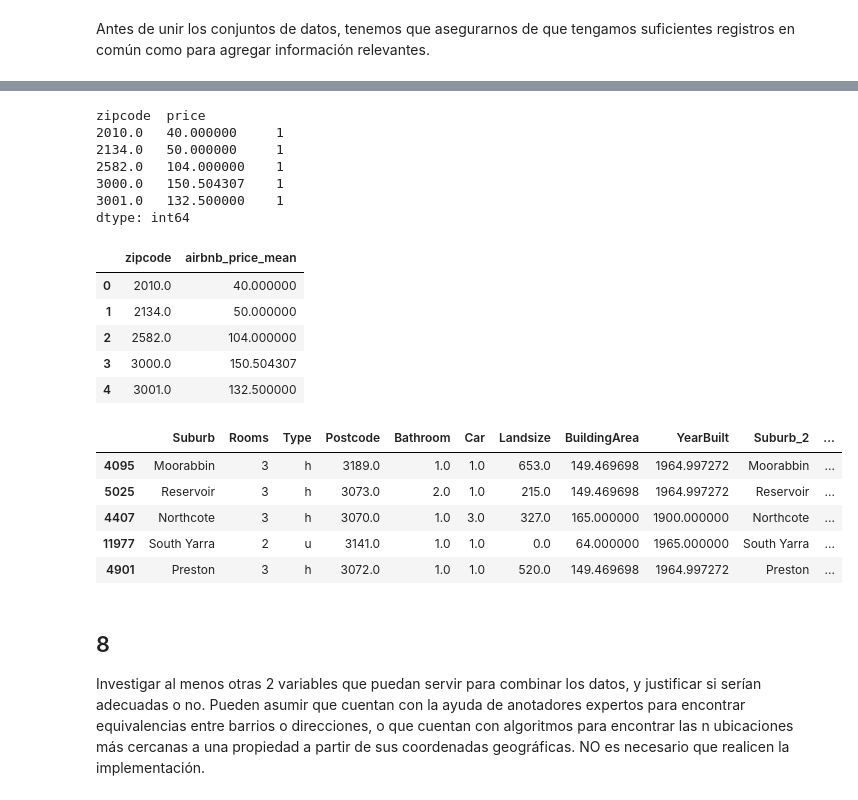
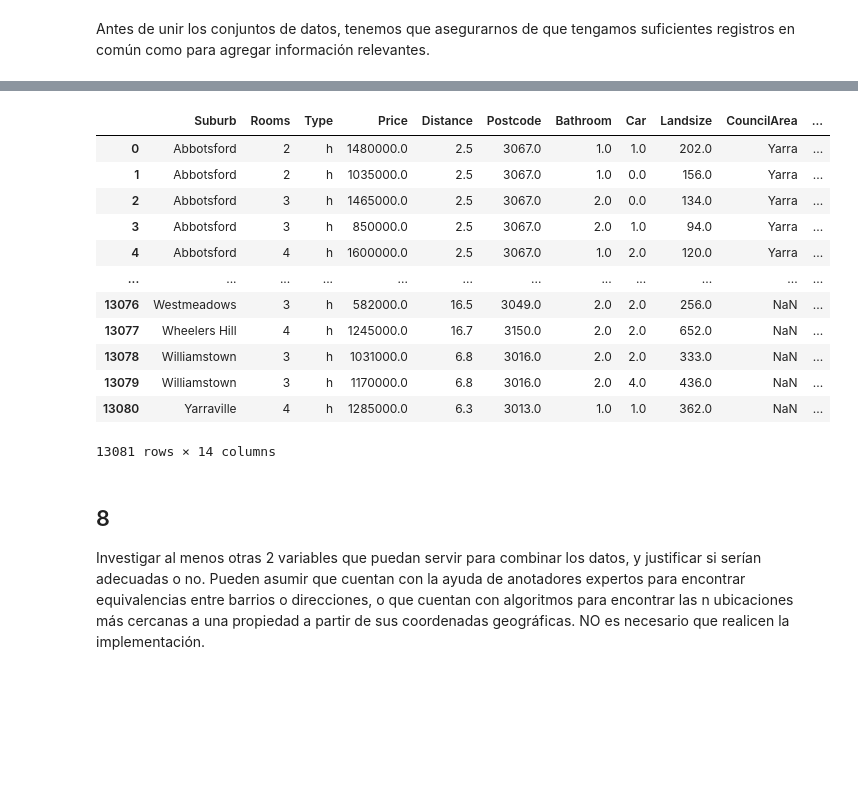
Before and after one commit to eliasexequiel/diplodatos, a Jupyter notebook: 02_analisis_y_curacion/Entreg_Parte_1_AMB.ipynb, the cells around one changed output, grey strips where cells are left out. Saved outputs shown, nothing was run; the diff lists cells and outputs as text; code cells hidden in the pictures; blank space fills up the shorter version.

```diff
--- a/02_analisis_y_curacion/Entreg_Parte_1_AMB.ipynb
+++ b/02_analisis_y_curacion/Entreg_Parte_1_AMB.ipynb
@@ -399,0 +445,4 @@ Para las variables categóricas seleccionadas, agrupe o combine las categorías
+# %%
+#agrupo todos las categorias que tengan una frecuencia menor a 5
+suburb_replace=df_filtered.Suburb.value_counts().tail(61).index.tolist()
+df_filtered.replace(to_replace=suburb_replace, value='others', inplace=True)
@@ -421,5 +468,0 @@ suburb_replace = df_filtered['Suburb'].value_counts()[100:].index.tolist()
-# %%
-df_filtered['Suburb_2'] = df_filtered['Suburb'].replace(to_replace =suburb_replace,
-                            value ="Others")
-
-df_filtered['Suburb_2'].value_counts()
@@ -450,0 +512,6 @@ Name: Type, dtype: int64
+# %%
+#agrupo todos las categorias que tengan una frecuencia menor a 20
+councilarea_replace=df_filtered.CouncilArea.value_counts().tail(5).index.tolist()
+df_filtered.replace(to_replace=councilarea_replace, value='Other',inplace=True)
+councilarea_replace
+#remplazo por other
@@ -559,39 +617,30 @@ airbnb_2 = airbnb_filtered.groupby('zipcode').mean().reset_index()[:5]
-# %%
-airbnb_2.value_counts()
-# %% [output]
-zipcode  price
-2010.0   40.000000     1
-2134.0   50.000000     1
-2582.0   104.000000    1
-3000.0   150.504307    1
-3001.0   132.500000    1
-dtype: int64
-# %%
-# Rename columns
-airbnb_2 = airbnb_2.rename(
-    columns={'price': 'airbnb_price_mean'})
-
-airbnb_2.head()
-# %% [output]
-|  | zipcode | airbnb_price_mean |
-| 0 | 2010.0 | 40.000000 |
-| 1 | 2134.0 | 50.000000 |
-| 2 | 2582.0 | 104.000000 |
-| 3 | 3000.0 | 150.504307 |
-| 4 | 3001.0 | 132.500000 |
+# %%
+# airbnb_2 = airbnb_filtered.groupby('zipcode').mean().reset_index()[:5]
+
+airbnb_2 = airbnb_filtered[columns_airbnb].groupby('zipcode')\
+   .agg(airbnb_record_count=('price', 'count'),
+    airbnb_price_day_mean=('price', 'mean'))\
+   .reset_index()
 # %%
 merged_sales_df = df_filtered.merge(
     airbnb_2, how='left',
     left_on='Postcode', right_on='zipcode'
 )
-merged_sales_df.sample(5)
+merged_sales_df
 # %% [output]
-|  | Suburb | Rooms | Type | Postcode | Bathroom | Car | Landsize | BuildingArea | YearBuilt | Suburb_2 | ... |
-| 4095 | Moorabbin | 3 | h | 3189.0 | 1.0 | 1.0 | 653.0 | 149.469698 | 1964.997272 | Moorabbin | ... |
-| 5025 | Reservoir | 3 | h | 3073.0 | 2.0 | 1.0 | 215.0 | 149.469698 | 1964.997272 | Reservoir | ... |
-| 4407 | Northcote | 3 | h | 3070.0 | 1.0 | 3.0 | 327.0 | 165.000000 | 1900.000000 | Northcote | ... |
-| 11977 | South Yarra | 2 | u | 3141.0 | 1.0 | 1.0 | 0.0 | 64.000000 | 1965.000000 | South Yarra | ... |
-| 4901 | Preston | 3 | h | 3072.0 | 1.0 | 1.0 | 520.0 | 149.469698 | 1964.997272 | Preston | ... |
+|  | Suburb | Rooms | Type | Price | Distance | Postcode | Bathroom | Car | Landsize | CouncilArea | ... |
+| 0 | Abbotsford | 2 | h | 1480000.0 | 2.5 | 3067.0 | 1.0 | 1.0 | 202.0 | Yarra | ... |
+| 1 | Abbotsford | 2 | h | 1035000.0 | 2.5 | 3067.0 | 1.0 | 0.0 | 156.0 | Yarra | ... |
+| 2 | Abbotsford | 3 | h | 1465000.0 | 2.5 | 3067.0 | 2.0 | 0.0 | 134.0 | Yarra | ... |
+| 3 | Abbotsford | 3 | h | 850000.0 | 2.5 | 3067.0 | 2.0 | 1.0 | 94.0 | Yarra | ... |
+| 4 | Abbotsford | 4 | h | 1600000.0 | 2.5 | 3067.0 | 1.0 | 2.0 | 120.0 | Yarra | ... |
+| ... | ... | ... | ... | ... | ... | ... | ... | ... | ... | ... | ... |
+| 13076 | Westmeadows | 3 | h | 582000.0 | 16.5 | 3049.0 | 2.0 | 2.0 | 256.0 | NaN | ... |
+| 13077 | Wheelers Hill | 4 | h | 1245000.0 | 16.7 | 3150.0 | 2.0 | 2.0 | 652.0 | NaN | ... |
+| 13078 | Williamstown | 3 | h | 1031000.0 | 6.8 | 3016.0 | 2.0 | 2.0 | 333.0 | NaN | ... |
+| 13079 | Williamstown | 3 | h | 1170000.0 | 6.8 | 3016.0 | 2.0 | 4.0 | 436.0 | NaN | ... |
+| 13080 | Yarraville | 4 | h | 1285000.0 | 6.3 | 3013.0 | 1.0 | 1.0 | 362.0 | NaN | ... |
+13081 rows × 14 columns
 # %% [markdown]
 ## 8
 
```
Also changed, not shown: parts of 63 cells of this notebook, 1 other file.
